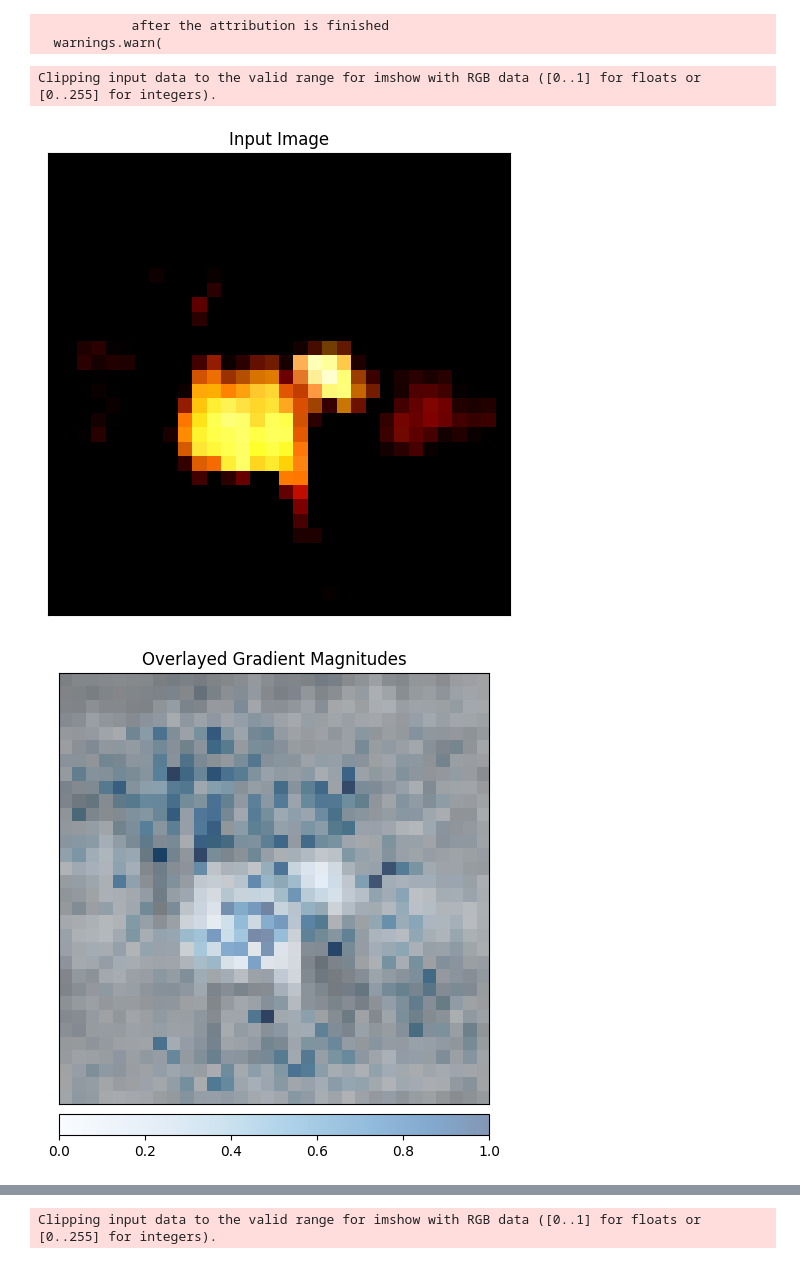
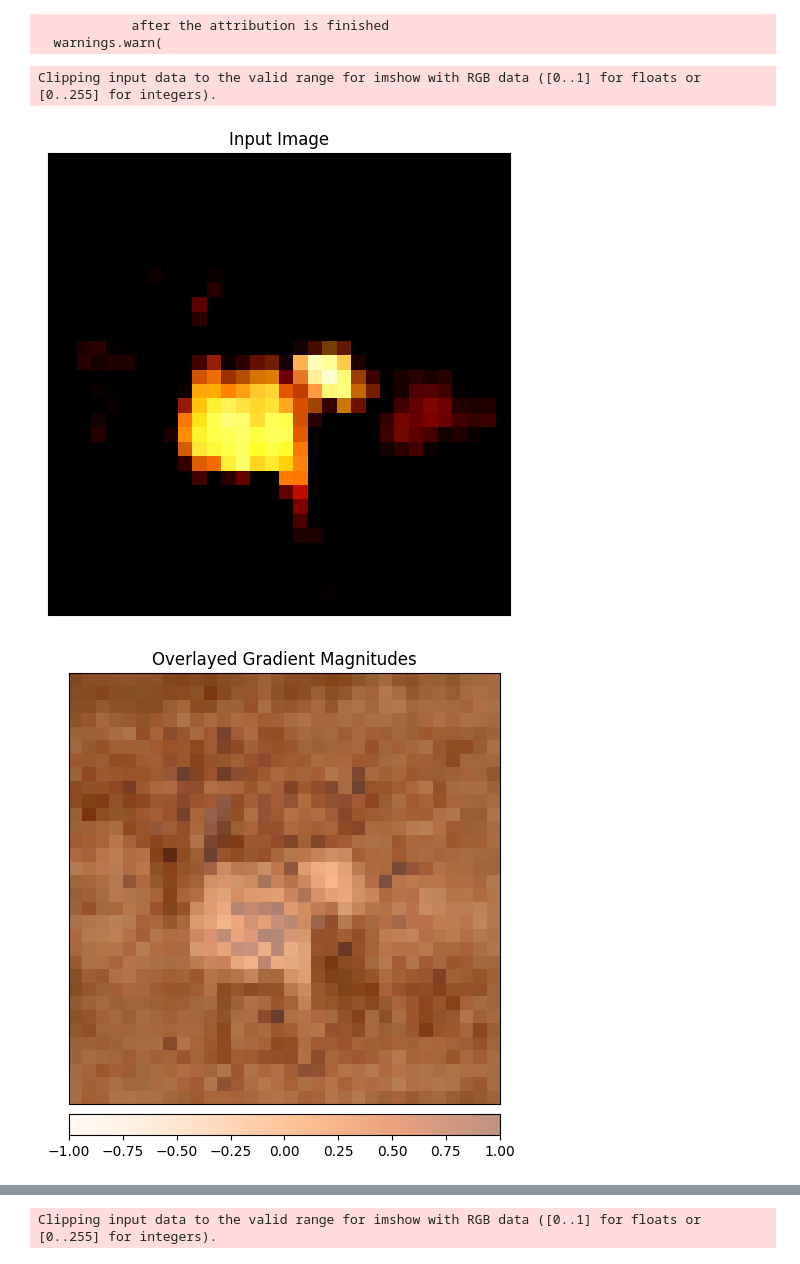
Before and after one commit to Newida/LTHandRashomon, a Jupyter notebook: test.ipynb, the cells around one changed output, grey strips where cells are left out. Saved outputs shown, nothing was run; the diff lists cells and outputs as text; code cells hidden in the pictures.

```diff
--- a/test.ipynb
+++ b/test.ipynb
@@ -125,23 +125,31 @@ attributions_dl_img = transform_to_matplotlib(attributions_dl)
   warnings.warn(
 # %%
 #######################Visualizations#########################
+#cmaps: https://matplotlib.org/stable/users/explain/colors/colormaps.html#sequential
 # Show the original image for comparison
 input_image = transform_to_matplotlib(img)
 _ = viz.visualize_image_attr(None, input_image,
-                      method="original_image", title="Input Image")
+                      method="original_image", title="Input Image"
+                        )
 
 _ = viz.visualize_image_attr(attributions_grad_img, input_image,
-                            method="blended_heat_map", sign="absolute_value",
+                            method="blended_heat_map", sign="all",
+                            alpha_overlay = 0.5,
+                             cmap='Oranges',
                             show_colorbar=True, title="Overlayed Gradient Magnitudes")
 
 _ = viz.visualize_image_attr(attributions_ig_img, input_image,
                             method="blended_heat_map", sign="all",
+                            alpha_overlay = 0.5,
+                             cmap='Oranges',
                             show_colorbar=True, title="Overlayed Integrated Gradients")
 
 _ = viz.visualize_image_attr(attributions_dl_img, input_image,
+                            alpha_overlay = 0.5,
+                             cmap='Oranges',
                             method="blended_heat_map", sign="all",
                             show_colorbar=True, title="Overlayed DeepLift")
 # %% [output]
 Clipping input data to the valid range for imshow with RGB data ([0..1] for floats or [0..255] for integers).
 [figure]
-[figure, old version]
+[figure, new version]
```
Also changed, not shown: parts of 2 cells of this notebook, 2 other files.
